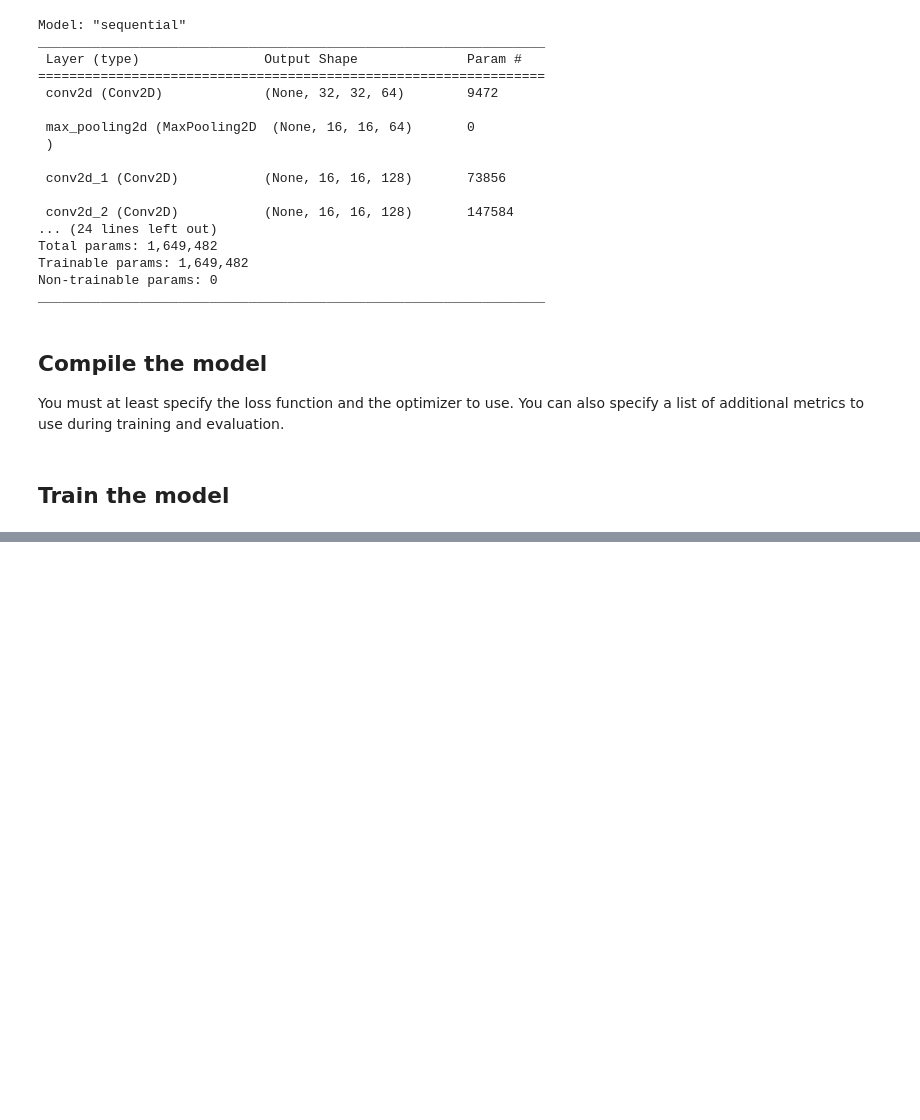
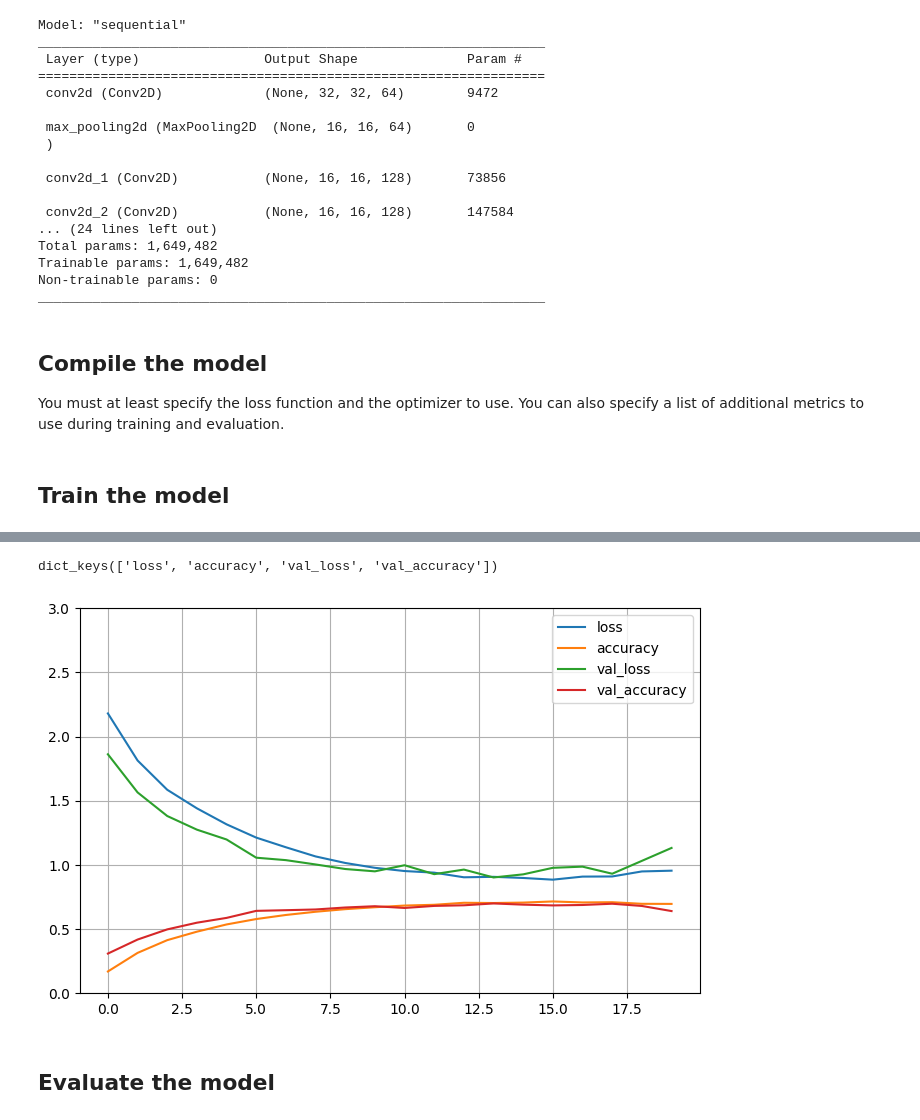
Before and after one commit to kasp608b/ML_Exam_Mini_Project, a Jupyter notebook: ML_mini_project.ipynb, the cells around one changed output, grey strips where cells are left out. Saved outputs shown, nothing was run; the diff lists cells and outputs as text; code cells hidden in the pictures; blank space fills up the shorter version.

```diff
--- a/ML_mini_project.ipynb
+++ b/ML_mini_project.ipynb
@@ -82,10 +82,6 @@ Train: X=(45000, 32, 32, 3), y=(45000, 1)
 # %%
 class_names = ["airplane", "automobile", "bird", "cat", "deer",
                "dog", "frog", "horse", "ship", "truck"]
-# %%
-y_train = to_categorical(y_train)
-y_test = to_categorical(y_test)
-y_valid = to_categorical(y_valid)
 # %%
 y_train.shape
 # %% [output]
@@ -136,7 +132,7 @@ _________________________________________________________________
 ## Compile the model
 You must at least specify the loss function and the optimizer to use. You can also specify a list of additional metrics to use during training and evaluation.
 # %%
-model.compile(loss="categorical_crossentropy",
+model.compile(loss="sparse_categorical_crossentropy",
               optimizer=keras.optimizers.SGD(momentum=0.9),
               metrics=["accuracy"])
 # %% [markdown]
@@ -148,0 +160,17 @@ KeyboardInterrupt: ignored
+# %%
+history.history.keys()
+# %% [output]
+dict_keys(['loss', 'accuracy', 'val_loss', 'val_accuracy'])
+# %%
+# Show the learning curves.
+# (The training curves should be shifted half an epoch to the left to be completely comparable with
+# the validation curves).
+
+pd.DataFrame(history.history).plot(figsize=(8, 5))
+plt.grid(True)
+plt.gca().set_ylim(0, 3)
+plt.show()
+# %% [output]
+[figure, added]
+# %% [markdown]
+## Evaluate the model
```
Also changed, not shown: parts of 4 cells of this notebook.
